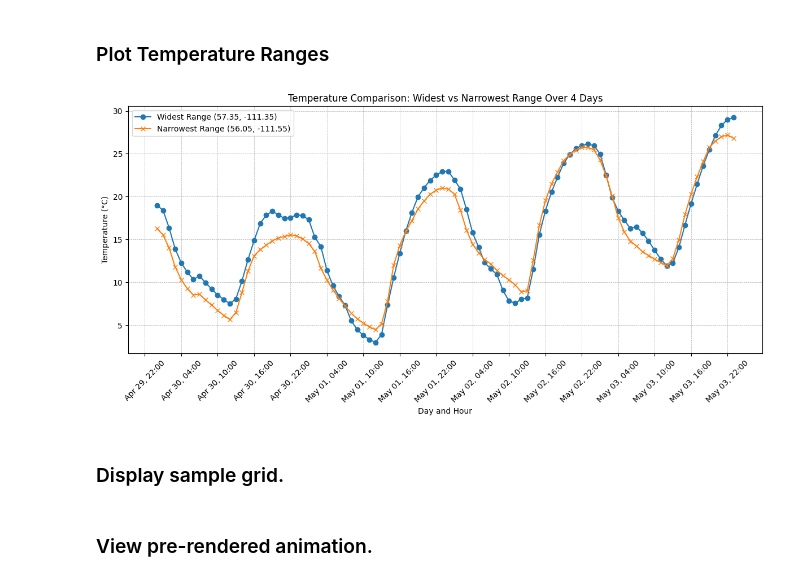
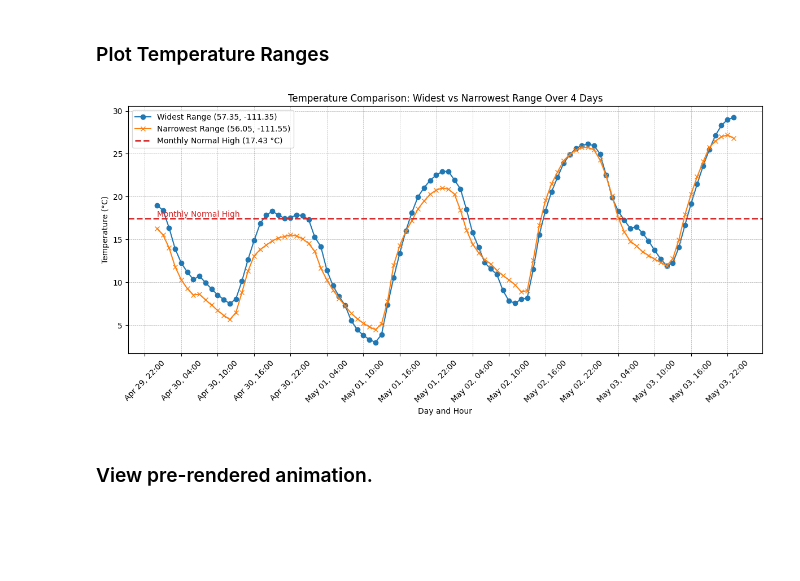
Before and after one commit to richardjpurcell/universal-sensing-system, a Jupyter notebook: notebooks/ERA5-analysis.ipynb, the cells around one changed output. Saved outputs shown, nothing was run; the diff lists cells and outputs as text; code cells hidden in the pictures; blank space fills up the shorter version.

Commit message:
Adjusted temperature plotting in notebook

```diff
--- a/notebooks/ERA5-analysis.ipynb
+++ b/notebooks/ERA5-analysis.ipynb
@@ -171,36 +171,52 @@ plt.plot(
     cell_temperature_max["valid_time"],
     cell_temperature_max["temperature_c"],
     linestyle="-", marker="o", color="tab:blue",
     label=f"Widest Range ({latitude_max_range:.2f}, {longitude_max_range:.2f})"
 )
 
 # Plot narrowest temperature range (Celsius)
 plt.plot(
     cell_temperature_min["valid_time"],
     cell_temperature_min["temperature_c"],
     linestyle="-", marker="x", color="tab:orange",
     label=f"Narrowest Range ({latitude_min_range:.2f}, {longitude_min_range:.2f})"
 )
 
+# Add a horizontal line for the monthly normal temperature at 17.43°C
+monthly_normal_temp = 17.43
+plt.axhline(
+    y=monthly_normal_temp, color="tab:red", linestyle="--", linewidth=2,
+    label=f"Monthly Normal High ({monthly_normal_temp} °C)"
+)
+
+# Annotate the horizontal line
+plt.text(
+    x=cell_temperature_max["valid_time"].iloc[0],  # Align text to the first time value
+    y=monthly_normal_temp + 0.2,  # Slight offset for clarity
+    s="Monthly Normal High",
+    color="tab:red",
+    fontsize=10,
+    ha="left"  # Align text to the left
+)
+
+
 # X-axis formatting
 plt.gca().xaxis.set_major_formatter(mdates.DateFormatter('%b %d, %H:%M'))  # Format: 'Month Day, Hour:Minute'
 plt.gca().xaxis.set_major_locator(mdates.HourLocator(interval=6))  # Major ticks every 6 hours
 plt.xticks(rotation=45)
 
 # Add titles, labels, and legend
 plt.title("Temperature Comparison: Widest vs Narrowest Range Over 4 Days")
 plt.xlabel("Day and Hour")
 plt.ylabel("Temperature (°C)")
 plt.legend()
 plt.grid(which="both", linestyle="--", linewidth=0.5)
 plt.tight_layout()
 
 # Show the plot
 plt.show()
 # %% [output]
-[figure, old version]
+[figure, new version]
-# %% [markdown]
-### Display sample grid.
 # %% [markdown]
 ### View pre-rendered animation.
 # %%
```
Also changed, not shown: parts of 2 cells of this notebook.
